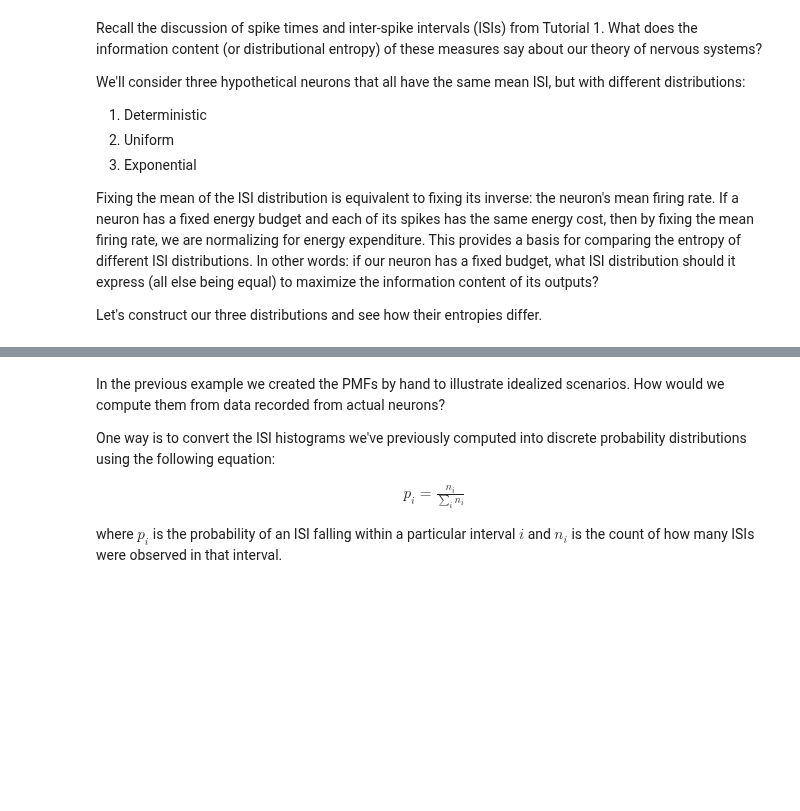
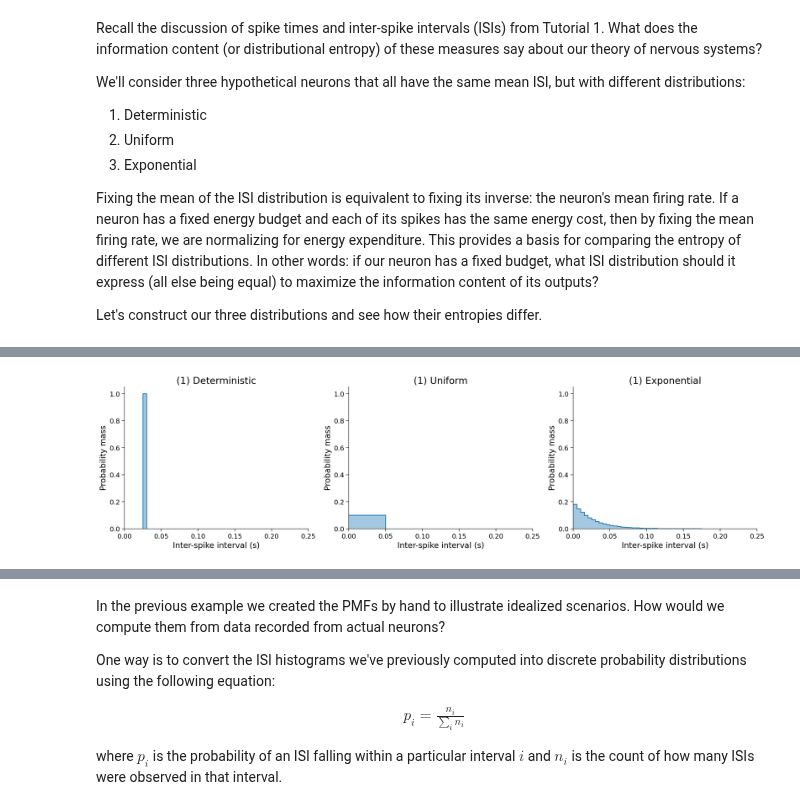
Before and after one commit to Benorli/course-content, a Jupyter notebook: tutorials/W1D1_ModelTypes/W1D1_Tutorial3.ipynb, the cells around one changed output, grey strips where cells are left out. Cells and saved outputs as stored; diff of their text form; code cells hidden in the pictures; blank space fills up the shorter version.

```diff
--- a/tutorials/W1D1_ModelTypes/W1D1_Tutorial3.ipynb
+++ b/tutorials/W1D1_ModelTypes/W1D1_Tutorial3.ipynb
@@ -296,22 +305,25 @@ pmf_exp /= np.sum(pmf_exp)
 # %%
-#@title
-#@markdown Run this cell to plot the three PMFs
+# @title
+# @markdown Run this cell to plot the three PMFs
 fig, axes = plt.subplots(ncols=3, figsize=(18, 5))
 
-dists =  [# (subplot title, pmf, ylim)
-          ("(1) Deterministic", pmf_single, (0, 1.05)),
-          ("(1) Uniform", pmf_uniform, (0, 1.05)),
-          ("(1) Exponential", pmf_exp, (0, 1.05))]
+dists = [  # (subplot title, pmf, ylim)
+    ("(1) Deterministic", pmf_single, (0, 1.05)),
+    ("(1) Uniform", pmf_uniform, (0, 1.05)),
+    ("(1) Exponential", pmf_exp, (0, 1.05))
+]
 
 for ax, (label, pmf_, ylim) in zip(axes, dists):
-  pmf_ = np.insert(pmf_, 0, pmf_[0])
-  ax.plot(bins, pmf_, drawstyle="steps")
-  ax.fill_between(bins, pmf_, step="pre", alpha=0.4)
-  ax.set_title(label)
-  ax.set_xlabel("Inter-spike interval (s)")
-  ax.set_ylabel("Probability mass")
-  ax.set_xlim(isi_range);
-  ax.set_ylim(ylim);
+    pmf_ = np.insert(pmf_, 0, pmf_[0])
+    ax.plot(bins, pmf_, drawstyle="steps")
+    ax.fill_between(bins, pmf_, step="pre", alpha=0.4)
+    ax.set_title(label)
+    ax.set_xlabel("Inter-spike interval (s)")
+    ax.set_ylabel("Probability mass")
+    ax.set_xlim(isi_range)
+    ax.set_ylim(ylim)
+# %% [output]
+[figure, added]
 # %%
 print(
   f"Deterministic: {entropy(pmf_single):.2f} bits",
```
Also changed, not shown: parts of 6 cells of this notebook.
